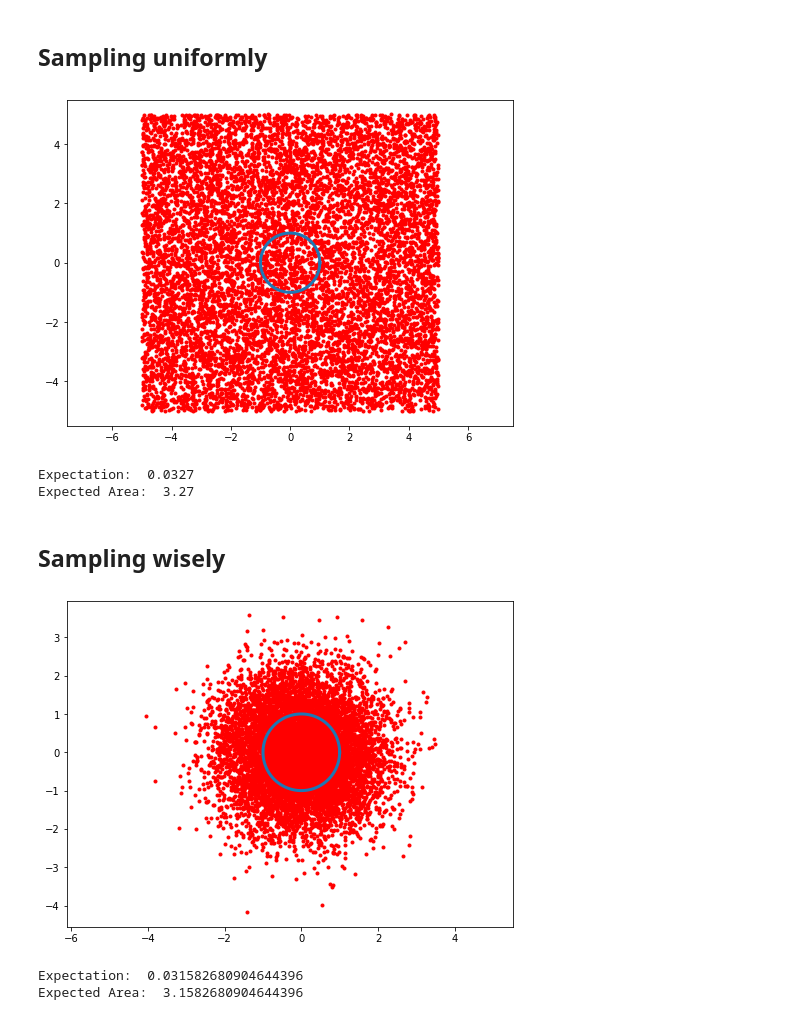
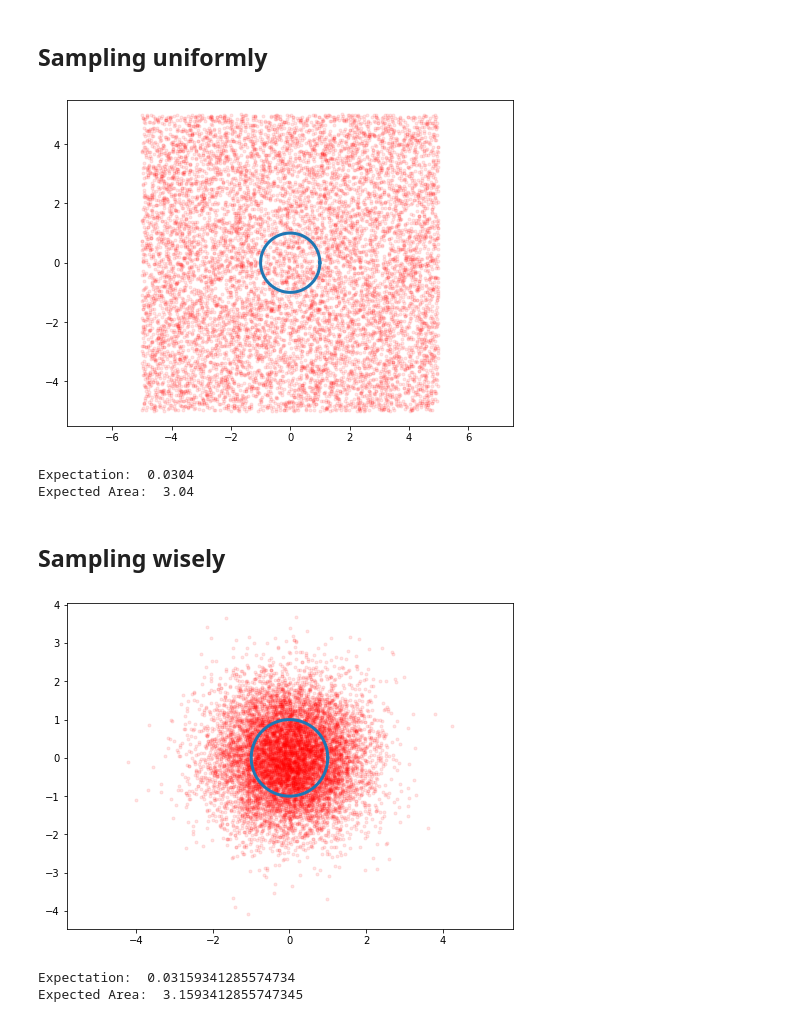
Before and after one commit to nccvector/monte-carlo-and-sampling, a Jupyter notebook: Importance Sampling for calculating Pi.ipynb, the cells around one changed output. Cells and saved outputs as stored; diff of their text form; code cells hidden in the pictures.

Commit message:
sample count and alpha

```diff
--- a/Importance Sampling for calculating Pi.ipynb
+++ b/Importance Sampling for calculating Pi.ipynb
@@ -30,25 +30,25 @@ def normPDF(x):
 # %%
 uniSamples = np.random.uniform(-unibound, unibound, (numSamples, 2))
 
 plt.figure(figsize=(8, 6))
 plt.plot(circle_x, circle_y, linewidth=3)
-plt.scatter(uniSamples[:,0], uniSamples[:,1], marker=".", color='r')
+plt.scatter(uniSamples[:,0], uniSamples[:,1], marker=".", color='r', alpha=0.1)
 plt.axis("equal")
 plt.show()
 
 dists = np.linalg.norm(uniSamples, axis=1)
 inliers = (dists < radius)
 
 exp = 0.0
 for inlier in inliers:
     exp += inlier
 
 print("Expectation: ", exp / numSamples)
 print("Expected Area: ", exp * uniArea / numSamples)
 # %% [output]
-[figure, old version]
+[figure, new version]
-Expectation:  0.0327
-Expected Area:  3.27
+Expectation:  0.0304
+Expected Area:  3.04
 # %% [markdown]
 ## Sampling wisely
 # %%
@@ -56,7 +56,7 @@ impSamples = np.random.normal(mu, sigma, (numSamples, 2))
 
 plt.figure(figsize=(8, 6))
 plt.plot(circle_x, circle_y, linewidth=3)
-plt.scatter(impSamples[:,0], impSamples[:,1], marker=".", color='r')
+plt.scatter(impSamples[:,0], impSamples[:,1], marker=".", color='r', alpha=0.1)
 plt.axis("equal")
 plt.show()
 
@@ -70,6 +70,6 @@ for i, inlier in enumerate(inliers):
 print("Expectation: ", exp / numSamples)
 print("Expected Area: ", exp * uniArea / numSamples)
 # %% [output]
-[figure, old version]
+[figure, new version]
-Expectation:  0.031582680904644396
-Expected Area:  3.1582680904644396
+Expectation:  0.03159341285574734
+Expected Area:  3.1593412855747345
```
